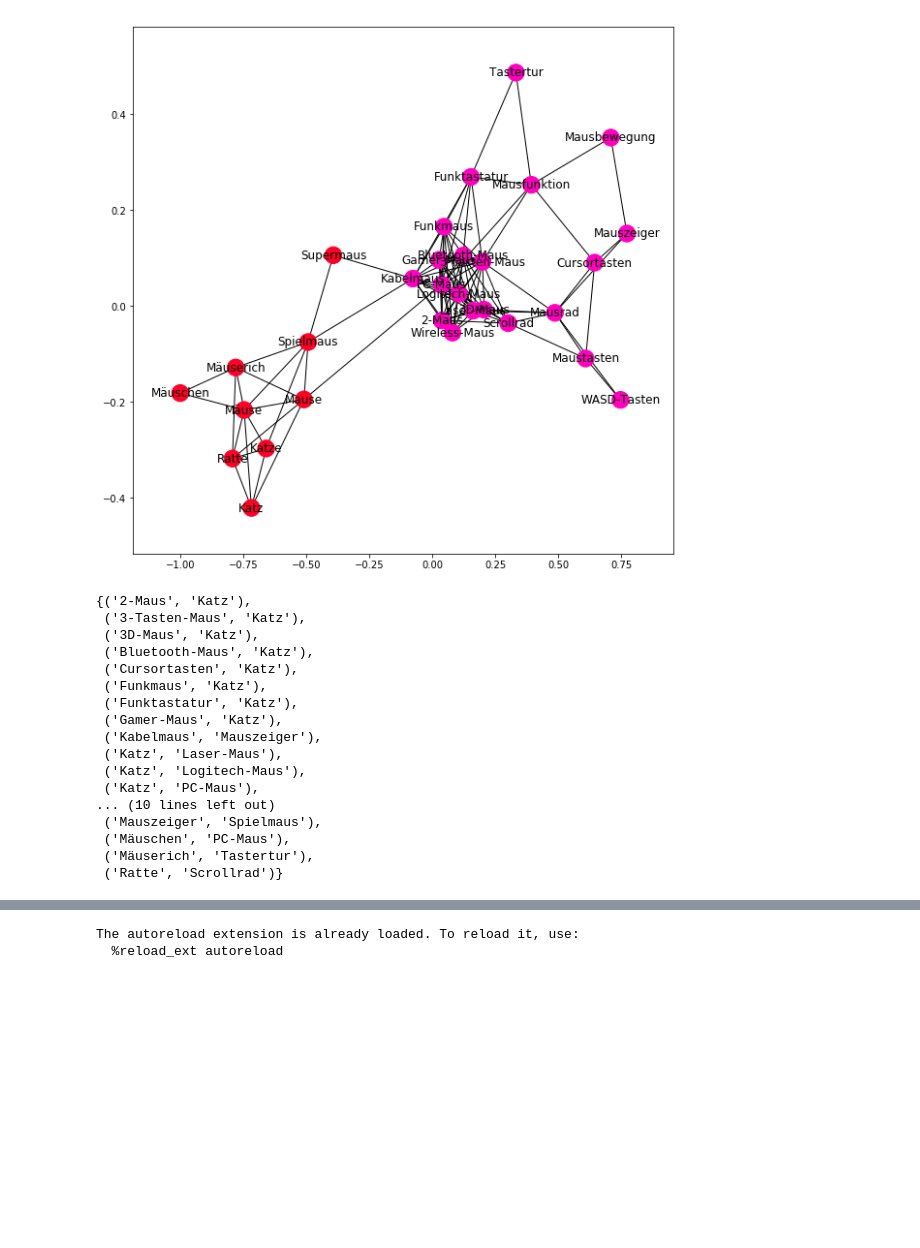
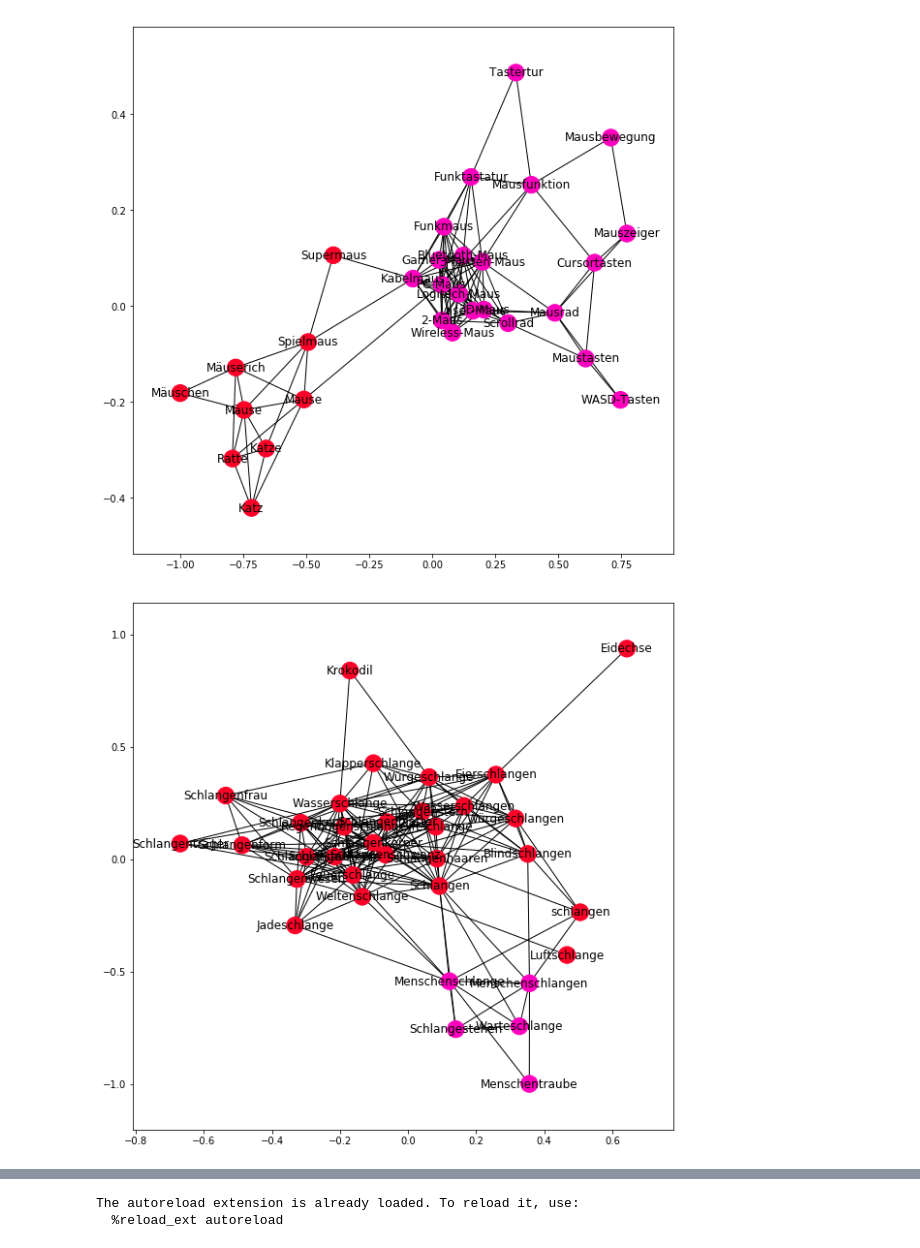
Before and after one commit to uhh-lt/sensegram, a Jupyter notebook: vwsi.ipynb, the cells around one changed output, grey strips where cells are left out. Drawn from its saved outputs; the diff is of its cells as text; code cells hidden in the pictures; blank space fills up the shorter version.

```diff
--- a/vwsi.ipynb
+++ b/vwsi.ipynb
@@ -78,10 +98,13 @@ def in_nns(nns, word):
     return False
 
 
-def get_
+def get_pair(first, second):
+    pair_lst = sorted([first, second])
+    sorted_pair = (pair_lst[0], pair_lst[1])
+    return sorted_pair
+
 
 def get_disc_pairs(ego, topn=TOPN):
-
     pairs = set()
     nns = get_nns(ego, topn)
 
@@ -89,18 +112,18 @@ def get_disc_pairs(ego, topn=TOPN):
         topi = nns[i][0]
         nns_topi = get_nns(topi, topn)
         nns_untopi = wv.most_similar(positive=[ego], negative=[topi], topn=topn)
-
         untopi = nns_untopi[0][0]
-        if in_nns(nns, untopi):
-            pairs.add( get_pair(topi, untopi) )
+        if in_nns(nns, untopi): pairs.add(get_pair(topi, untopi))
 
     return pairs
+
 
 def get_nodes(pairs):
     nodes = set()
     for src, dst in pairs:
         nodes.add(src)
         nodes.add(dst)
+
     return nodes
 
 
@@ -131,9 +154,10 @@ def wsi(ego, topn=TOPN):
 
         related_edges = []
         for w, rr_node in related_related_nodes_ego:
-            if
-            related_edges.append( (r_node, rr_node, {"weight": w}) )
-
+            if get_pair(r_node, rr_node) not in pairs:
+                related_edges.append( (r_node, rr_node, {"weight": w}) )
+            else:
+                print("Skipping:", r_node, rr_node)
         ego_network.add_edges_from(related_edges)
 
     chinese_whispers(ego_network, weighting="top", iterations=20)
@@ -165,23 +190,20 @@ nx.draw_networkx(G, cmap=plt.get_cmap('gist_rainbow'), node_color=colors, font_c
 plt.show()
 # %% [output]
 [figure]
-# %%
-p_m
-# %% [output]
-{('2-Maus', 'Katz'),
- ('3-Tasten-Maus', 'Katz'),
- ('3D-Maus', 'Katz'),
- ('Bluetooth-Maus', 'Katz'),
- ('Cursortasten', 'Katz'),
- ('Funkmaus', 'Katz'),
- ('Funktastatur', 'Katz'),
- ('Gamer-Maus', 'Katz'),
- ('Kabelmaus', 'Mauszeiger'),
- ('Katz', 'Laser-Maus'),
- ('Katz', 'Logitech-Maus'),
- ('Katz', 'PC-Maus'),
-... (10 lines left out)
- ('Mauszeiger', 'Spielmaus'),
- ('Mäuschen', 'PC-Maus'),
- ('Mäuserich', 'Tastertur'),
- ('Ratte', 'Scrollrad')}
+# %%
+import networkx as nx
+import matplotlib.pyplot as plt
+
+G = s
+
+colors = [1. / G.node[node]['label'] for node in G.nodes()]
+
+fig = plt.gcf()
+fig.set_size_inches(10, 10)
+
+nx.draw_networkx(G, cmap=plt.get_cmap('gist_rainbow'), node_color=colors,
+                 font_color='black')
+
+plt.show()
+# %% [output]
+[figure, added]
```
Also changed, not shown: parts of 4 cells of this notebook.
